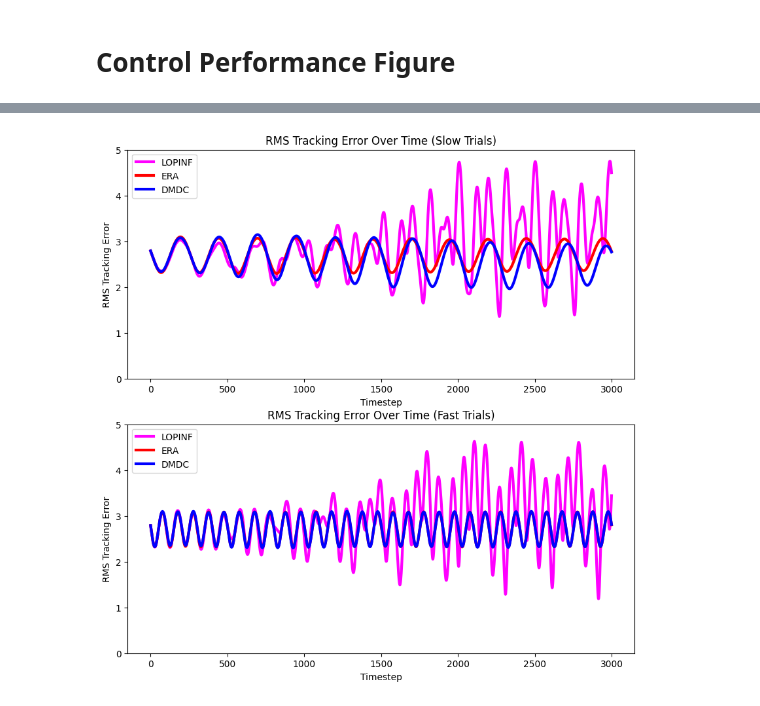
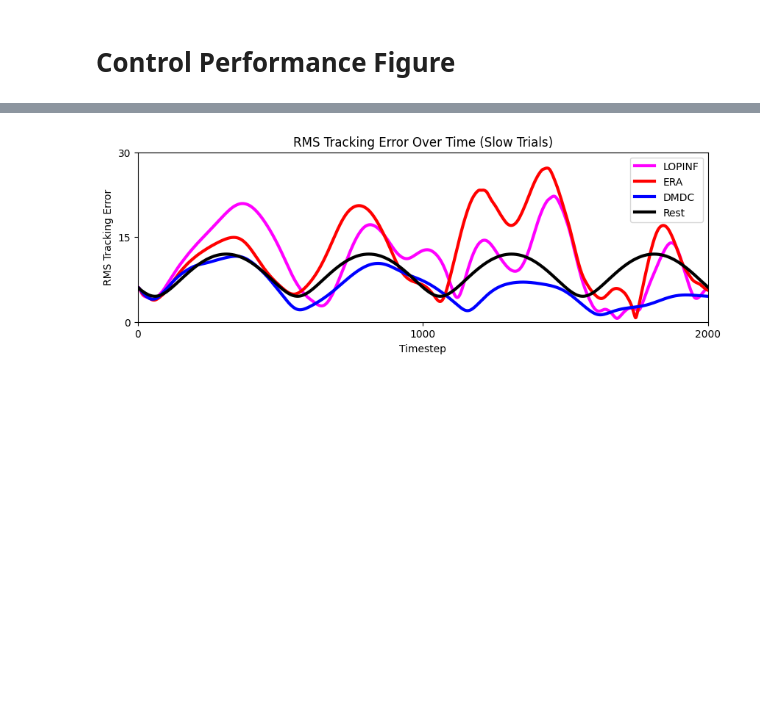
Before and after one commit to iman-adibnazari/anguilliformOptimalControl, a Jupyter notebook: src/generateFigures.ipynb, the cells around one changed output, grey strips where cells are left out. Saved outputs shown, nothing was run; the diff lists cells and outputs as text; code cells hidden in the pictures; blank space fills up the shorter version.

```diff
--- a/src/generateFigures.ipynb
+++ b/src/generateFigures.ipynb
@@ -375,6 +382,10 @@ tracking_error_dmdc_fast = y_dmdc_fast - y_ref_dmdc_fast
 tracking_error_lopinf_slow = y_lopinf_slow - y_ref_lopinf_slow
 # LOPINF fast
 tracking_error_lopinf_fast = y_lopinf_fast - y_ref_lopinf_fast
+# Error from doing nothing - slow
+doNothingError_slow = y_ref_era_slow
+# Error from doing nothing - fast
+doNothingError_fast = y_ref_era_fast
 # %%
 # Compute RMS tracking error for tracked indices for each trial
 # ERA slow
@@ -440,34 +451,51 @@ for i in range(timesteps):
 rms_tracking_error_lopinf_fast_over_time = np.zeros(timesteps)
 for i in range(timesteps):
     rms_tracking_error_lopinf_fast_over_time[i] = np.sqrt(np.mean(tracking_error_lopinf_fast[trackedIndices,i]**2))
+# Do nothing slow
+rms_tracking_error_doNothing_slow = np.zeros(timesteps)
+for i in range(timesteps):
+    rms_tracking_error_doNothing_slow[i] = np.sqrt(np.mean(doNothingError_slow[trackedIndices,i]**2))
+# Do nothing fast
+rms_tracking_error_doNothing_fast = np.zeros(timesteps)
+for i in range(timesteps):
+    rms_tracking_error_doNothing_fast[i] = np.sqrt(np.mean(doNothingError_fast[trackedIndices,i]**2))
 # %%
 # Plot RMS tracking error for tracked indices over time for each trial (ERA is red, DMDC is blue, LOPINF is magenta) on two vertical subplots
-fig, axs = plt.subplots(2,1,figsize=(10,10))
+fig, ax = plt.subplots(figsize=(10,3))
 # Slow trials
-axs[0].plot(np.arange(timesteps), rms_tracking_error_lopinf_slow_over_time, label="LOPINF", color="magenta", linewidth=3)
-axs[0].plot(np.arange(timesteps), rms_tracking_error_era_slow_over_time, label="ERA", color="red", linewidth=3)
-axs[0].plot(np.arange(timesteps), rms_tracking_error_dmdc_slow_over_time, label="DMDC", color="blue", linewidth=3)
-axs[0].set_title("RMS Tracking Error Over Time (Slow Trials)")
-axs[0].set_xlabel("Timestep")
-axs[0].set_ylabel("RMS Tracking Error")
-axs[0].set_ylim(0,5)
-axs[0].legend()
-# Fast trials
-axs[1].plot(np.arange(timesteps), rms_tracking_error_lopinf_fast_over_time, label="LOPINF", color="magenta", linewidth=3)
-axs[1].plot(np.arange(timesteps), rms_tracking_error_era_fast_over_time, label="ERA", color="red", linewidth=3)
-axs[1].plot(np.arange(timesteps), rms_tracking_error_dmdc_fast_over_time, label="DMDC", color="blue", linewidth=3)
-axs[1].set_title("RMS Tracking Error Over Time (Fast Trials)")
-axs[1].set_xlabel("Timestep")
-axs[1].set_ylabel("RMS Tracking Error")
-axs[1].legend()
-axs[1].set_ylim(0,5)
+ax.plot(np.arange(timesteps), rms_tracking_error_lopinf_slow_over_time, label="LOPINF", color="magenta", linewidth=3)
+ax.plot(np.arange(timesteps), rms_tracking_error_era_slow_over_time, label="ERA", color="red", linewidth=3)
+ax.plot(np.arange(timesteps), rms_tracking_error_dmdc_slow_over_time, label="DMDC", color="blue", linewidth=3)
+ax.plot(np.arange(timesteps), rms_tracking_error_doNothing_slow, label="Rest", color="black", linewidth=3)
+ax.set_title("RMS Tracking Error Over Time (Slow Trials)")
+ax.set_xlabel("Timestep")
+ax.set_ylabel("RMS Tracking Error")
+ax.set_ylim(0,30)
+ax.set_xlim(0, timesteps)
+# Set yticks at 0, 15, 30
+ax.set_yticks([0, 15, 30])
+# Scale x ticks by 1000 to show ticks in seconds for 0, 1, and 2 seconds
+ax.set_xticks([0, 1000, 2000])
+# Make boarders tight around the plot
+ax.legend()
+# # Fast trials
+# fig, axs = plt.subplots(1,1,figsize=(10,5))
+# axs[0].plot(np.arange(timesteps), rms_tracking_error_lopinf_fast_over_time, label="LOPINF", color="magenta", linewidth=3)
+# axs[0].plot(np.arange(timesteps), rms_tracking_error_era_fast_over_time, label="ERA", color="red", linewidth=3)
+# axs[0].plot(np.arange(timesteps), rms_tracking_error_dmdc_fast_over_time, label="DMDC", color="blue", linewidth=3)
+# axs[0].plot(np.arange(timesteps), rms_tracking_error_doNothing_fast, label="Do Nothing", color="black", linewidth=3)
+# axs[0].set_title("RMS Tracking Error Over Time (Fast Trials)")
+# axs[0].set_xlabel("Timestep")
+# axs[0].set_ylabel("RMS Tracking Error")
+# axs[0].legend()
+# axs[0].set_ylim(0,20)
 
 plt.show()
 
 # Save the figure as a .pdf file
 fig.savefig(config["currentDirectory"] + "data/figures/rmsTrackingErrorOverTime.pdf", format="pdf", transparent=True)
 # %% [output]
-[figure, old version]
+[figure, new version]
 # %%
 # Compute RMS errors for each z index for each trial
 # ERA slow
```
Also changed, not shown: parts of 10 cells of this notebook, 7 other files.
